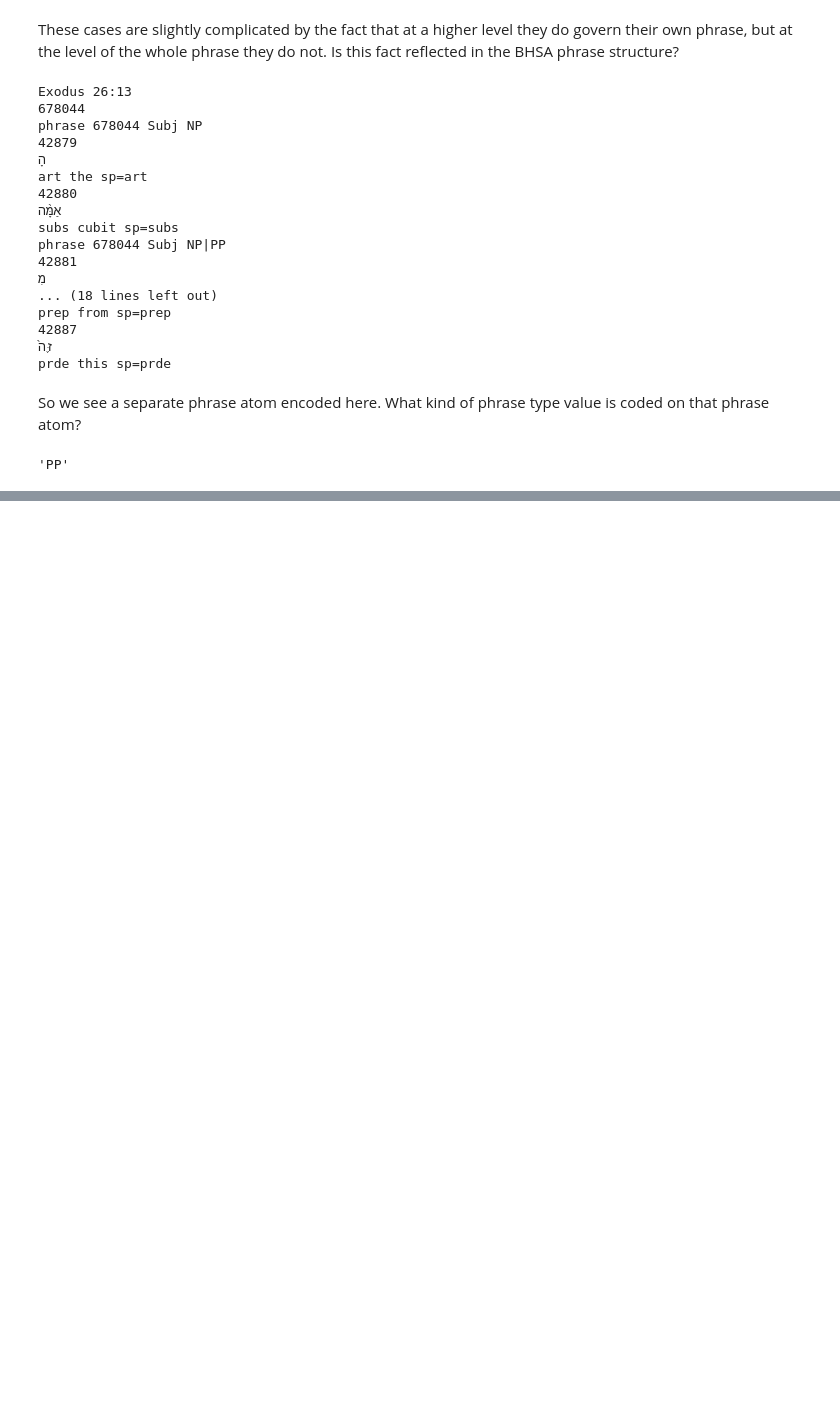
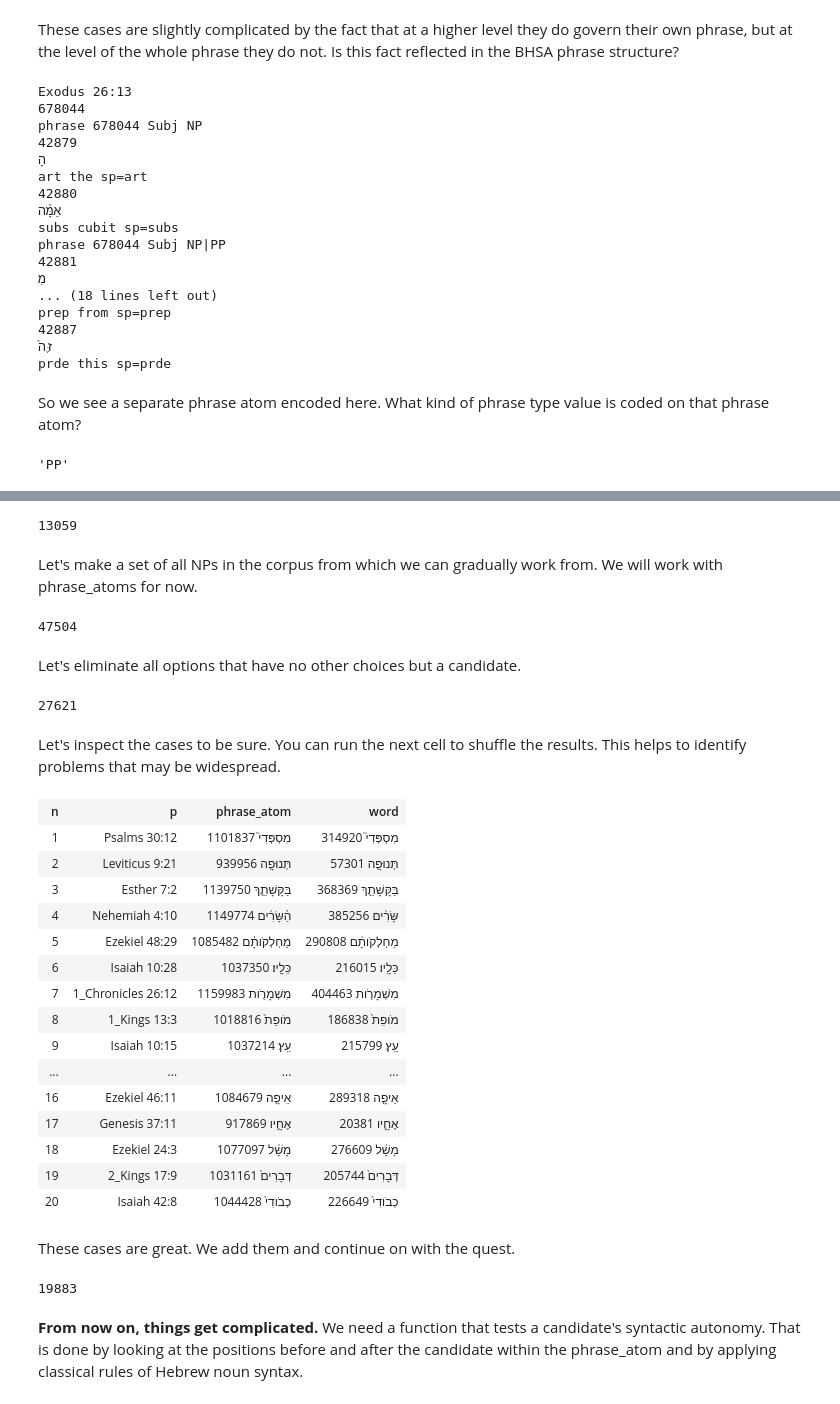
Before and after one commit to ETCBC/heads, a Jupyter notebook: going_subphraseless.ipynb, the cells around one changed output, grey strips where cells are left out. Saved outputs shown, nothing was run; the diff lists cells and outputs as text; code cells hidden in the pictures; blank space fills up the shorter version.

```diff
--- a/going_subphraseless.ipynb
+++ b/going_subphraseless.ipynb
@@ -202,0 +205,2 @@ Great! Now we can confidently say that valid NP head candidates should have only
+# %%
+cand_sps = {'subs', 'nmpr', 'adjv', 'prps', 'prde'} # we leave out verb for the moment
@@ -202,0 +276,72 @@ Great! Now we can confidently say that valid NP head candidates should have only
+# %%
+quantifiers = set()
+quantifiers |= set(F.ls.s('card')) & set(F.otype.s('word'))
+
+custom_quants = '|'.join(['KL/', 'M<V/', 'JTR/',
+                         'M<FR/', 'XYJ/', '<FRWN/',
+                         'C>R=/', 'MSPR/', 'RB/', 'RB=/'])
+quantifiers |= set(A.search(f'word lex={custom_quants}', shallow=True, silent=True))
+
+# for the Hebrew idiom: בנ + quantifier for age
+
+
+for w in set(F.otype.s('word')) & set(F.lex.s('BN/')):
+    pos = Positions(w, 'phrase_atom')
+    if all([F.ls.v(pos[1]) == 'card',
+            F.st.v(w) == 'c',
+            F.nu.v(w) == 'sg']):
+        quantifiers.add(w)
+
+len(quantifiers)
+# %% [output]
+13059
+# %% [markdown]
+Let's make a set of all NPs in the corpus from which we can gradually work from. We will work with phrase_atoms for now.
+# %%
+nps = set(F.typ.s('NP')) & set(F.otype.s('phrase_atom'))
+covered = set()
+
+def prog():
+    # print remaining cases
+    print(len(nps)-len(covered))
+
+print(len(nps))
+# %% [output]
+47504
+# %% [markdown]
+Let's eliminate all options that have no other choices but a candidate.
+# %%
+simpleres = []
+
+for p in nps:
+    cands = [w for w in L.d(p, 'word') if F.sp.v(w) in cand_sps]
+    if len(cands) == 1:
+        simpleres.append((p, cands[0]))
+
+len(simpleres)
+# %% [output]
+27621
+# %% [markdown]
+Let's inspect the cases to be sure. You can run the next cell to shuffle the results. This helps to identify problems that may be widespread.
+# %%
+random.shuffle(simpleres)
+A.table(simpleres, end=20, withNodes=True)
+# %% [output]
+| n | p | phrase_atom | word |
+| 1 | Psalms 30:12 | מִסְפְּדִי֮ 1101837 | מִסְפְּדִי֮ 314920 |
+| 2 | Leviticus 9:21 | תְּנוּפָ֖ה 939956 | תְּנוּפָ֖ה 57301 |
+| 3 | Esther 7:2 | בַּקָּשָׁתֵ֛ךְ 1139750 | בַּקָּשָׁתֵ֛ךְ 368369 |
+| 4 | Nehemiah 4:10 | הַ֨שָּׂרִ֔ים 1149774 | שָּׂרִ֔ים 385256 |
+| 5 | Ezekiel 48:29 | מַחְלְקֹותָ֔ם 1085482 | מַחְלְקֹותָ֔ם 290808 |
+| 6 | Isaiah 10:28 | כֵּלָֽיו׃ 1037350 | כֵּלָֽיו׃ 216015 |
+| 7 | 1_Chronicles 26:12 | מִשְׁמָרֹ֖ות 1159983 | מִשְׁמָרֹ֖ות 404463 |
+| 8 | 1_Kings 13:3 | מֹופֵת֙ 1018816 | מֹופֵת֙ 186838 |
+| 9 | Isaiah 10:15 | עֵֽץ׃ 1037214 | עֵֽץ׃ 215799 |
+| ... | ... | ... | ... |
+| 16 | Ezekiel 46:11 | אֵיפָ֤ה 1084679 | אֵיפָ֤ה 289318 |
+| 17 | Genesis 37:11 | אֶחָ֑יו 917869 | אֶחָ֑יו 20381 |
+| 18 | Ezekiel 24:3 | מָשָׁ֔ל 1077097 | מָשָׁ֔ל 276609 |
+| 19 | 2_Kings 17:9 | דְּבָרִים֙ 1031161 | דְּבָרִים֙ 205744 |
+| 20 | Isaiah 42:8 | כְבֹודִי֙ 1044428 | כְבֹודִי֙ 226649 |
+# %% [markdown]
+These cases are great. We add them and continue on with the quest.
@@ -202,0 +350,6 @@ Great! Now we can confidently say that valid NP head candidates should have only
+# %%
+prog() # progress
+# %% [output]
+19883
+# %% [markdown]
+**From now on, things get complicated.** We need a function that tests a candidate's syntactic autonomy. That is done by looking at the positions before and after the candidate within the phrase_atom and by applying classical rules of Hebrew noun syntax.
```
Also changed, not shown: parts of 15 cells of this notebook.
